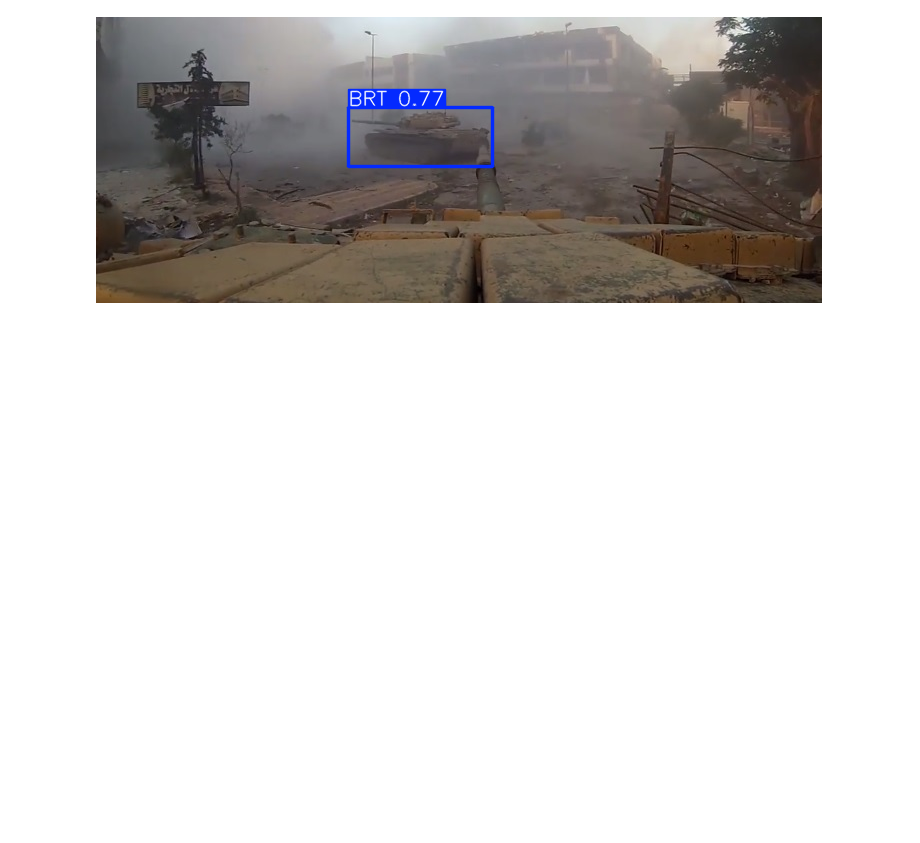
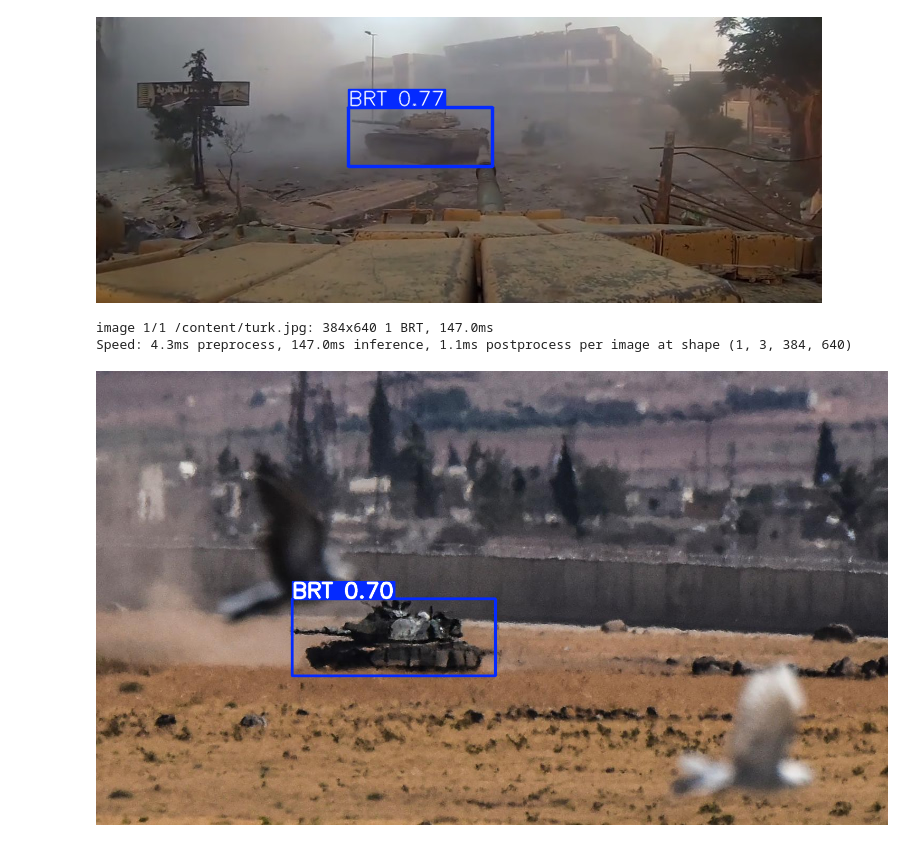
Before and after one commit to Skynet2001/prototype1, a Jupyter notebook: dataset_preparacion.ipynb, the cells around one changed output. Drawn from its saved outputs; the diff is of its cells as text; code cells hidden in the pictures; blank space fills up the shorter version.

```diff
--- a/dataset_preparacion.ipynb
+++ b/dataset_preparacion.ipynb
@@ -284,3 +290,15 @@ Update Settings with 'yolo settings key=value', i.e. 'yolo settings runs_dir=pat
 image 1/1 /content/shawarma.jpg: 256x640 1 BRT, 297.1ms
 Speed: 20.3ms preprocess, 297.1ms inference, 27.5ms postprocess per image at shape (1, 3, 256, 640)
 [figure]
+# %%
+from ultralytics import YOLO
+# Load the YOLO11 model
+model = YOLO('/content/best.pt')
+# Run inference on an image
+results = model('/content/turk.jpg')
+# Display results
+results[0].show()
+# %% [output]
+image 1/1 /content/turk.jpg: 384x640 1 BRT, 147.0ms
+Speed: 4.3ms preprocess, 147.0ms inference, 1.1ms postprocess per image at shape (1, 3, 384, 640)
+[figure, added]
```
Also changed, not shown: parts of 5 cells of this notebook.
